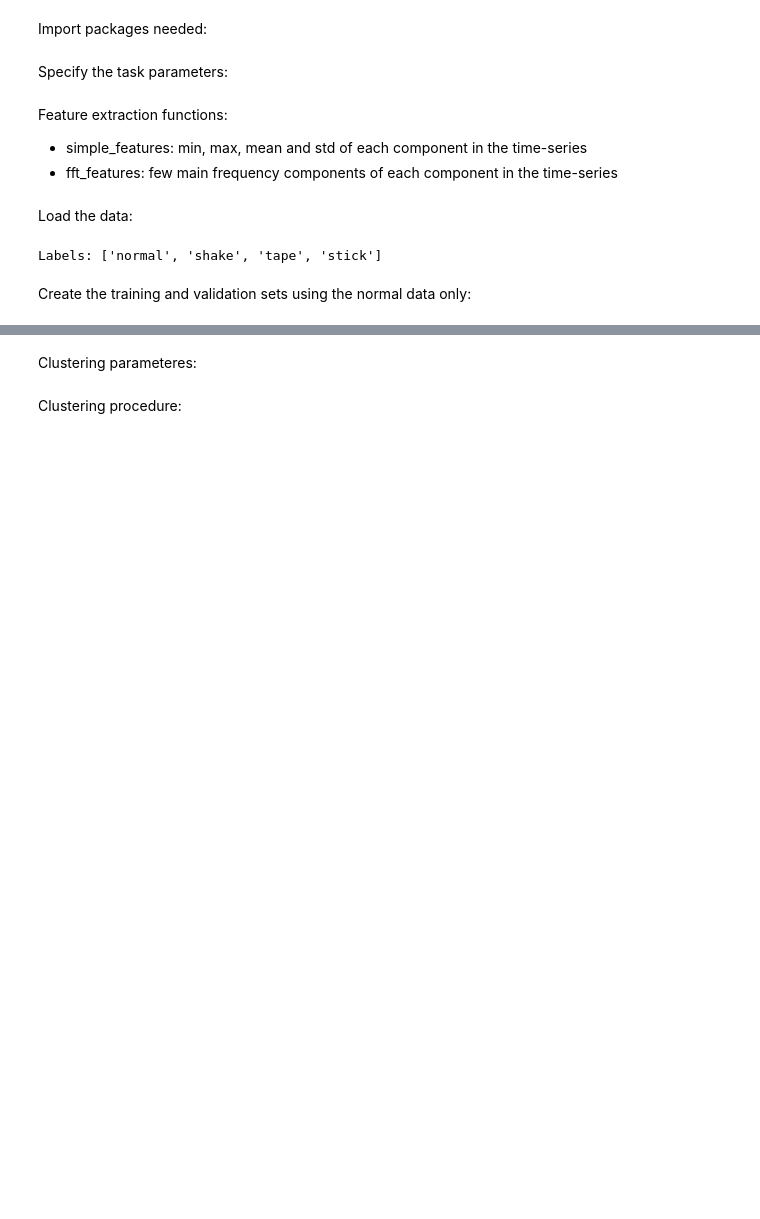
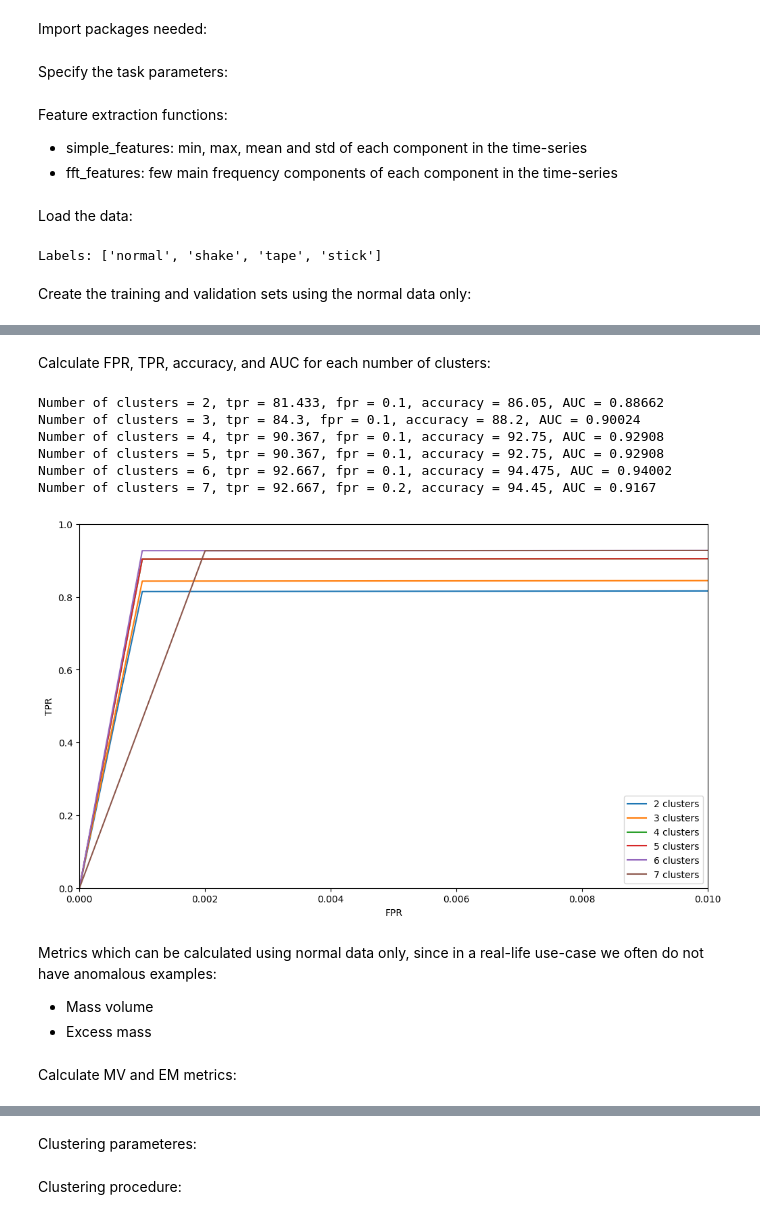
Before and after one commit to mizolotu/tiny_ml, a Jupyter notebook: fan_anomaly_detection.ipynb, the cells around one changed output, grey strips where cells are left out. Saved outputs shown, nothing was run; the diff lists cells and outputs as text; code cells hidden in the pictures; blank space fills up the shorter version.

```diff
--- a/fan_anomaly_detection.ipynb
+++ b/fan_anomaly_detection.ipynb
@@ -159,0 +224,66 @@ xdim = E_tr.shape[1]
+# %% [markdown]
+Calculate FPR, TPR, accuracy, and AUC for each number of clusters:
+# %%
+radiuses = []
+fprs, tprs, accs, aucs = [], [], [], []
+
+for ci, km in enumerate(kmeans):
+
+    C_ = km.cluster_centers_
+
+    D_va = np.linalg.norm(E_va_[:, None, :] - C_[None, :, :], axis=-1)
+    cl_labels_va = np.argmin(D_va, axis=1)
+    dists_va = np.min(D_va, axis=1)
+
+    D_te = np.linalg.norm(E_te_[:, None, :] - C_[None, :, :], axis=-1)
+    cl_labels_te = np.argmin(D_te, axis=1)
+    dists_te = np.min(D_te, axis=1)
+
+    fpr = 1
+    alpha = 0
+    alpha_max = 100
+    alpha_step = 0.01
+
+    dist_thrs = np.zeros(C_.shape[0])
+    for k in range(C_.shape[0]):
+        idx = np.where(cl_labels_va == k)[0]
+        dist_thrs[k] = np.max(dists_va[idx])
+    radiuses.append(dist_thrs)
+    pred_thrs = dist_thrs[cl_labels_te]
+    predictions = np.zeros(nte)
+    predictions[np.where(dists_te > pred_thrs)[0]] = 1
+    fpr, tpr, thresholds = roc_curve(reals, predictions)
+    fprs.append(fpr)
+    tprs.append(tpr)
+    fpr_ = len(np.where((predictions == 1) & (reals == 0))[0]) / (1e-10 + len(np.where(reals == 0)[0])) * 100
+    tpr_ = len(np.where((predictions == 1) & (reals == 1))[0]) / (1e-10 + len(np.where(reals == 1)[0])) * 100
+    acc = len(np.where(predictions == reals)[0]) / nte * 100
+    auc_score = roc_auc_score(reals, predictions, max_fpr=0.01)
+    accs.append(acc)
+    aucs.append(auc_score)
+    print(f'Number of clusters = {len(np.unique(km.labels_))}, tpr = {tpr_:.5}, fpr = {fpr_:.5}, accuracy = {acc:.5}, AUC = {auc_score:.5}')
+
+pp.figure(figsize=(12,7))
+for i, (fpr, tpr) in enumerate(zip(fprs, tprs)):
+    pp.plot(np.array(fpr), np.array(tpr), label=f'{kmeans[i].cluster_centers_.shape[0]} {"cluster" if kmeans[i].cluster_centers_.shape[0] == 1 else "clusters"}')
+pp.xlim([0, 0.01])
+pp.ylim([0, 1])
+pp.xlabel('FPR')
+pp.ylabel('TPR')
+pp.legend()
+pp.show()
+pp.close()
+# %% [output]
+Number of clusters = 2, tpr = 81.433, fpr = 0.1, accuracy = 86.05, AUC = 0.88662
+Number of clusters = 3, tpr = 84.3, fpr = 0.1, accuracy = 88.2, AUC = 0.90024
+Number of clusters = 4, tpr = 90.367, fpr = 0.1, accuracy = 92.75, AUC = 0.92908
+Number of clusters = 5, tpr = 90.367, fpr = 0.1, accuracy = 92.75, AUC = 0.92908
+Number of clusters = 6, tpr = 92.667, fpr = 0.1, accuracy = 94.475, AUC = 0.94002
+Number of clusters = 7, tpr = 92.667, fpr = 0.2, accuracy = 94.45, AUC = 0.9167
+[figure, added]
+# %% [markdown]
+Metrics which can be calculated using normal data only, since in a real-life use-case we often do not have anomalous examples:
+<ul>
+<li>Mass volume</li>
+<li>Excess mass</li>
+</ul>
@@ -159,0 +318,2 @@ xdim = E_tr.shape[1]
+# %% [markdown]
+Calculate MV and EM metrics:
```
Also changed, not shown: parts of 62 cells of this notebook.
